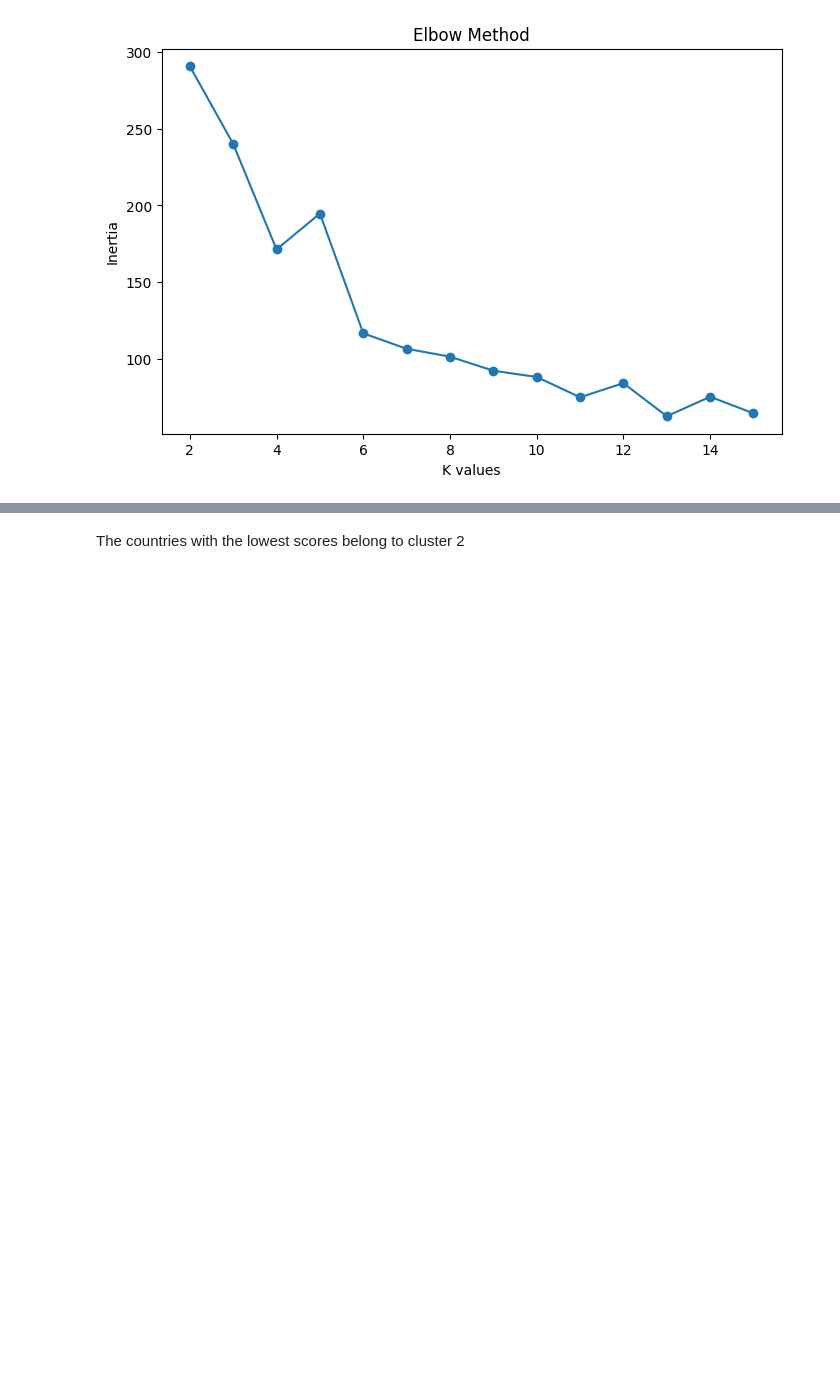
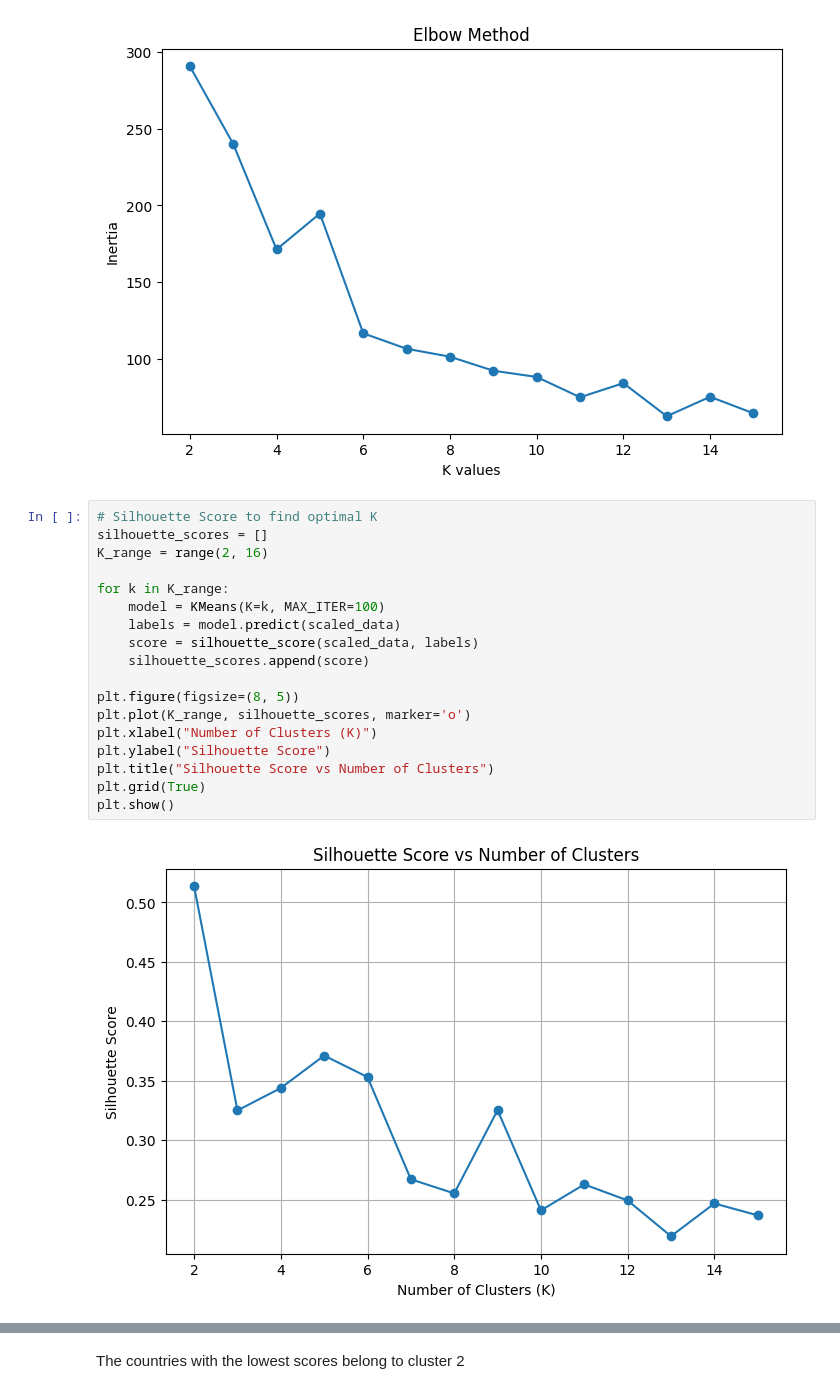
Before and after one commit to piyush-2911/INIT_Tasks, a Jupyter notebook: Task2/task2_Piyush.ipynb, the cells around one changed output, grey strips where cells are left out. Saved outputs shown, nothing was run; the diff lists cells and outputs as text; blank space fills up the shorter version.

Commit message:
Task 2 added plots

```diff
--- a/Task2/task2_Piyush.ipynb
+++ b/Task2/task2_Piyush.ipynb
@@ -543,6 +521,26 @@ plt.title("Elbow Method")
 plt.show()
 # %% [output]
 [figure]
+# %%
+# Silhouette Score to find optimal K
+silhouette_scores = []
+K_range = range(2, 16)
+
+for k in K_range:
+    model = KMeans(K=k, MAX_ITER=100)
+    labels = model.predict(scaled_data)
+    score = silhouette_score(scaled_data, labels)
+    silhouette_scores.append(score)
+
+plt.figure(figsize=(8, 5))
+plt.plot(K_range, silhouette_scores, marker='o')
+plt.xlabel("Number of Clusters (K)")
+plt.ylabel("Silhouette Score")
+plt.title("Silhouette Score vs Number of Clusters")
+plt.grid(True)
+plt.show()
+# %% [output]
+[figure, added]
 # %%
 model1 = KMeans(K=6, MAX_ITER=100)
 y_pred = model1.predict(scaled_data)
```
Also changed, not shown: parts of 8 cells of this notebook.
